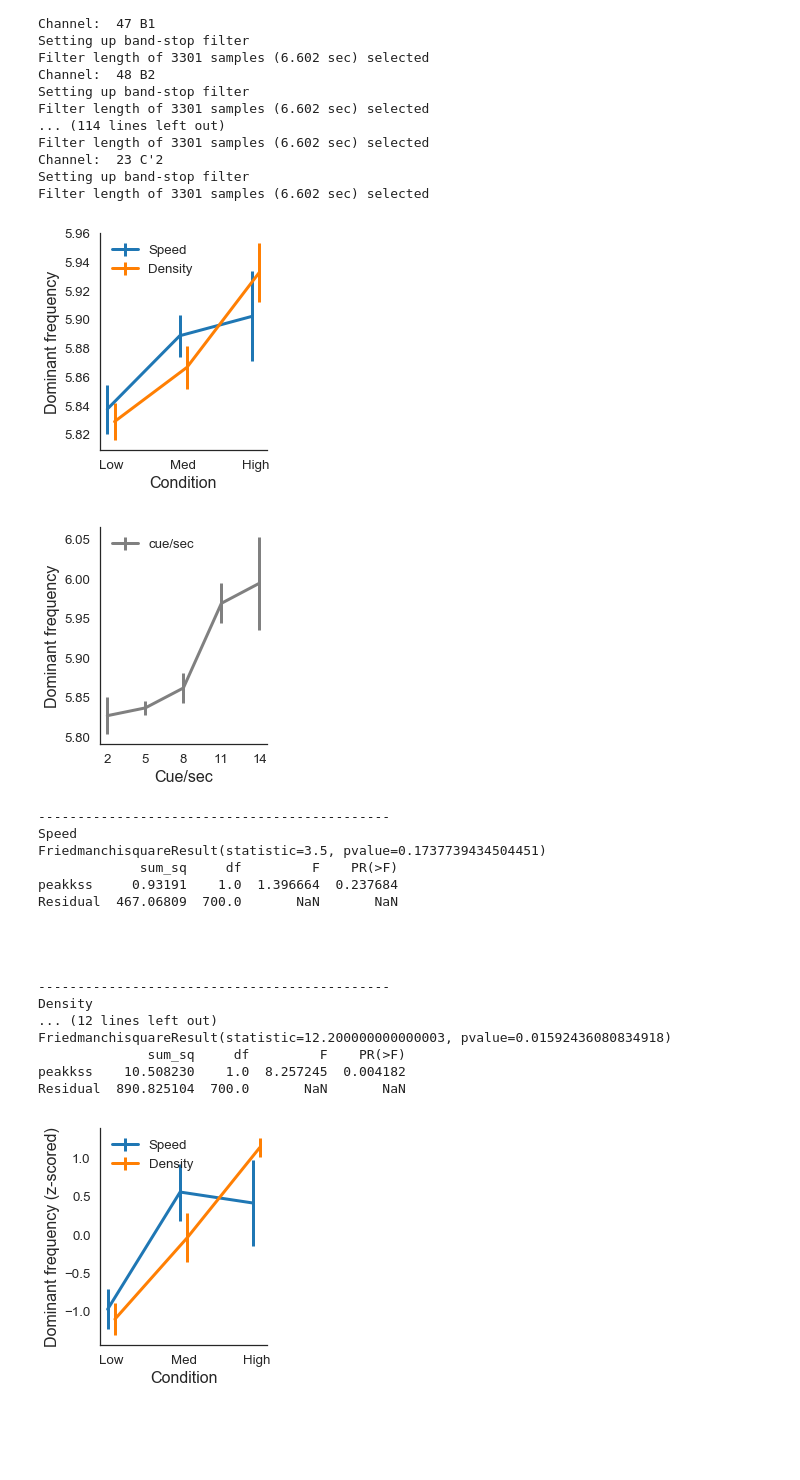
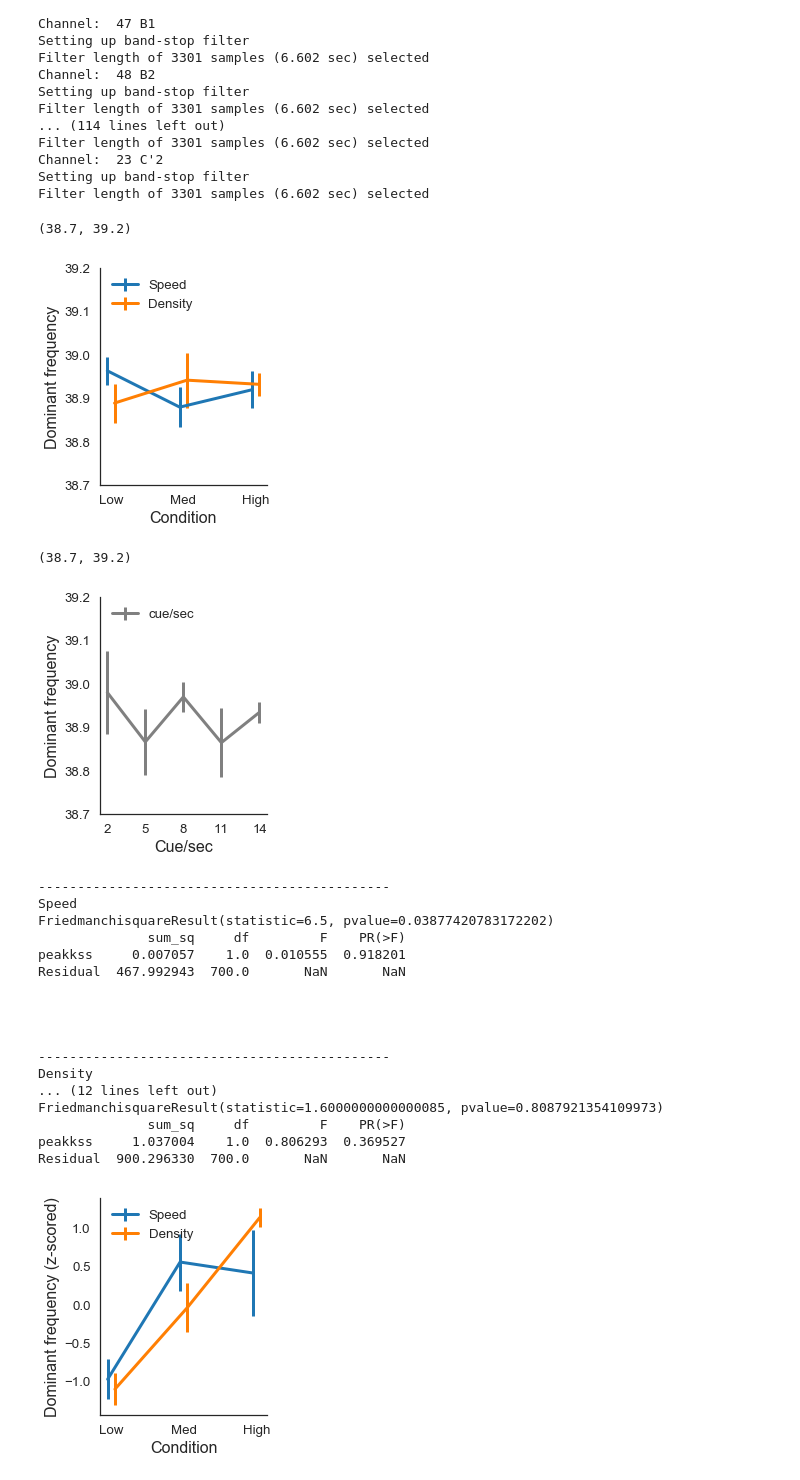
Before and after one commit to DiogoSantosPata/normaliser, a Jupyter notebook: V2_Analisys.ipynb, the cells around one changed output. Saved outputs shown, nothing was run; the diff lists cells and outputs as text; code cells hidden in the pictures; blank space fills up the shorter version.

```diff
--- a/V2_Analisys.ipynb
+++ b/V2_Analisys.ipynb
@@ -164,13 +164,13 @@ fig.set_facecolor('white')
 
 plt.sca(ax[0])
 plt.plot(dur[:,0][::-1],'-o', color=plo['speed_color'],linewidth=3)
-plt.ylabel('Angles(deg)/sec', fontsize=20)
+plt.ylabel('Degrees/sec', fontsize=20)
 plt.title('Speed', fontsize=20)
 
 plt.sca(ax[1])
 plt.plot(dd[0],'-o', color=plo['density_color'],linewidth=3)
 plt.title('Density', fontsize=20)
-plt.ylabel('# cues', fontsize=20)
+plt.ylabel('# cues', fontsize=18)
 
 
 
@@ -179,7 +179,8 @@ for ii in range(2):
     ax[ii].spines['top'].set_visible(False)
     plt.sca(ax[ii])
     plt.xticks(range(3),lmh_labels, fontsize=16)
-    plt.xlabel('Condition', fontsize=20)
+    plt.yticks( fontsize=16)
+    plt.xlabel('Condition', fontsize=18)
 
 
 
@@ -192,8 +193,8 @@ plt.title('Cues/sec', fontsize=24)
 plt.yticks(np.arange(3)+.5,lmh_labels, fontsize=20,color=plo['speed_color']  )
 plt.xticks(np.arange(3)+.5,lmh_labels, fontsize=20,color=plo['density_color']  )
 
-plt.ylabel('Speed', fontsize=20,  color=plo['speed_color'] )
-plt.xlabel('Density', fontsize=20,  color=plo['density_color'])
+plt.ylabel('Speed', fontsize=18,  color=plo['speed_color'] )
+plt.xlabel('Density', fontsize=18,  color=plo['density_color'])
 
 plt.vlines([1,2],0,3,color=plo['density_color'], linewidth=3)
 plt.hlines([1,2],0,3,color=plo['speed_color'], linewidth=3)
@@ -204,6 +205,7 @@ plt.plot(np.sort(np.unique(unii)), '-o', color=plo['cuesec_color'], linewidth=3)
 plt.xlabel('Condition', fontsize=20)
 plt.ylabel('Cues/sec', fontsize=20)
 plt.yticks(fontsize=16)
+plt.xticks(fontsize=16)
 
 
 
@@ -261,8 +263,11 @@ for ii in ttl_info_dict:
 
                 freqs, psd = signal.welch(raw_copy.get_data(start=start,stop=stop)[0], raw.info['sfreq'], nperseg=win)
 
-                fmin=2
-                fmax=10
+#                 fmin=2
+#                 fmax=10
+                fmin=30
+                fmax=48
+
                 fmin_idx = np.argmin(np.abs(freqs-fmin))
                 fmax_idx = np.argmin(np.abs(freqs-fmax))
 
@@ -305,27 +310,30 @@ Filter length of 3301 samples (6.602 sec) selected
 # %%
 fig = plt.figure()
 ax = fig.add_subplot(111)
 fig.set_figheight(4)
 fig.set_figwidth(3)
 
 
 mmm = subs_psd.groupby(['speed','sub']).mean()['peakkss'].unstack().T.mean()
 sss = subs_psd.groupby(['speed','sub']).mean()['peakkss'].unstack().T.sem()
 plt.errorbar(  np.arange(3)-0.05, mmm, yerr=sss, label='Speed', linewidth=3, color=plo['speed_color'] )
 
 mmm = subs_psd.groupby(['density','sub']).mean()['peakkss'].unstack().T.mean()
 sss = subs_psd.groupby(['density','sub']).mean()['peakkss'].unstack().T.sem()
 plt.errorbar(  np.arange(3)+0.05, mmm, yerr=sss, label='Density', linewidth=3, color=plo['density_color'] )
 
 ax.spines['right'].set_visible(False)
 ax.spines['top'].set_visible(False)
 plt.sca(ax)
 plt.legend( frameon=False, loc='upper left')
 plt.xlabel('Condition', fontsize=16)
 plt.ylabel('Dominant frequency', fontsize=16)
 plt.xticks(range(3), ['Low','Med','High']);
+
+plt.ylim(38.7,39.2)
 # %% [output]
+(38.7, 39.2)
-[figure, old version]
+[figure, new version]
 # %%
 fig = plt.figure()
 ax = fig.add_subplot(111)
@@ -344,8 +352,11 @@ plt.xlabel('Cue/sec', fontsize=16)
 plt.ylabel('Dominant frequency', fontsize=16)
 # plt.xticks(range(3), ['Low','Med','High']);
 plt.xticks(np.arange(mmm.index.size), np.linspace(2,14,mmm.index.size).astype(int) );
+
+plt.ylim(38.7,39.2)
 # %% [output]
+(38.7, 39.2)
-[figure, old version]
+[figure, new version]
 # %%
 print('\n\n\n')
 print('---------------------------------------------')
@@ -381,10 +392,10 @@ print('\n\n\n')
 # %% [output]
 ---------------------------------------------
 Speed
-FriedmanchisquareResult(statistic=3.5, pvalue=0.1737739434504451)
-             sum_sq     df         F    PR(>F)
-peakkss     0.93191    1.0  1.396664  0.237684
-Residual  467.06809  700.0       NaN       NaN
+FriedmanchisquareResult(statistic=6.5, pvalue=0.03877420783172202)
+              sum_sq     df         F    PR(>F)
+peakkss     0.007057    1.0  0.010555  0.918201
+Residual  467.992943  700.0       NaN       NaN
 
 
 
@@ -392,10 +403,10 @@ Residual  467.06809  700.0       NaN       NaN
 ---------------------------------------------
 Density
 ... (12 lines left out)
-FriedmanchisquareResult(statistic=12.200000000000003, pvalue=0.01592436080834918)
+FriedmanchisquareResult(statistic=1.6000000000000085, pvalue=0.8087921354109973)
               sum_sq     df         F    PR(>F)
-peakkss    10.508230    1.0  8.257245  0.004182
-Residual  890.825104  700.0       NaN       NaN
+peakkss     1.037004    1.0  0.806293  0.369527
+Residual  900.296330  700.0       NaN       NaN
 # %%
 fig = plt.figure()
 ax = fig.add_subplot(111)
```
Also changed, not shown: parts of 17 cells of this notebook.
